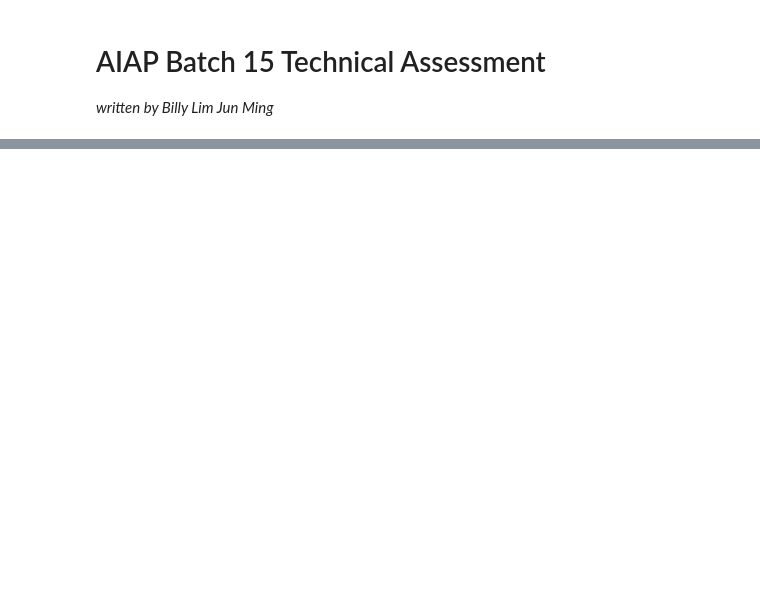
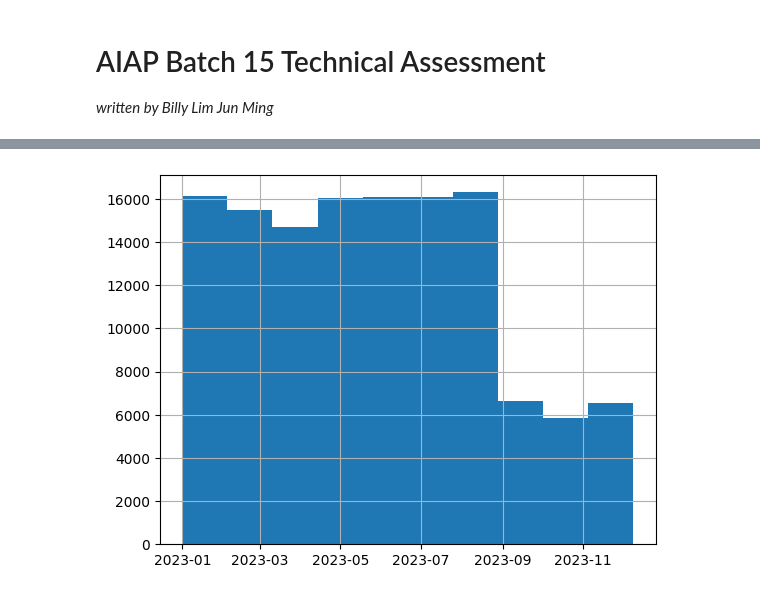
Before and after one commit to BillyLjm/AIAP-15-Assessment, a Jupyter notebook: eda.ipynb, the cells around one changed output, grey strips where cells are left out. Drawn from its saved outputs; the diff is of its cells as text; code cells hidden in the pictures; blank space fills up the shorter version.

```diff
--- a/eda.ipynb
+++ b/eda.ipynb
@@ -59,0 +241,5 @@ print(pd.DataFrame(data=res, columns=[i[0] for i in cur_post.description]))
+# %%
+pd.to_datetime(df['Logging'], format='mixed').hist()
+plt.show()
+# %% [output]
+[figure, added]
```
Also changed, not shown: parts of 31 cells of this notebook, 1 other file.
